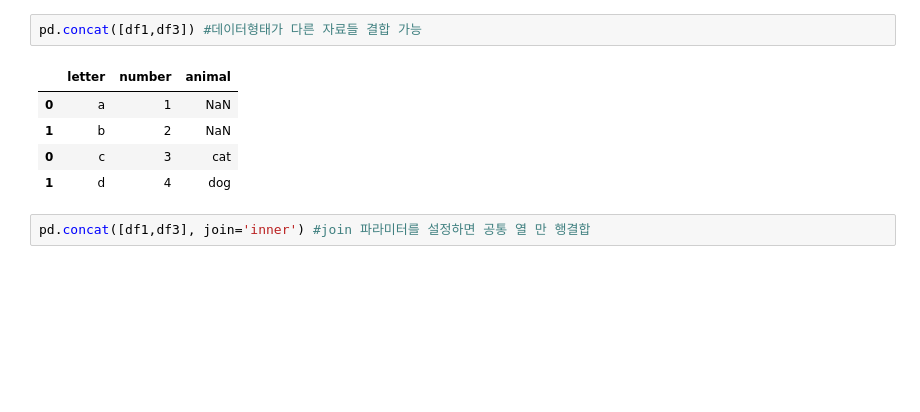
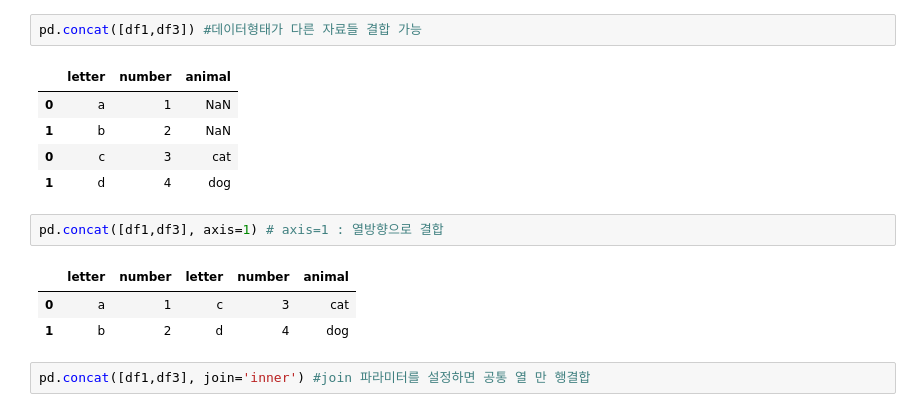
Before and after one commit to julesdata/study, a Jupyter notebook: Python/Pandas Cheat Sheet/6.Reshaping Data.ipynb, the cells around one changed output. Saved outputs shown, nothing was run; the diff lists cells and outputs as text; blank space fills up the shorter version.

```diff
--- a/Python/Pandas Cheat Sheet/6.Reshaping Data.ipynb
+++ b/Python/Pandas Cheat Sheet/6.Reshaping Data.ipynb
@@ -359,6 +367,12 @@ pd.concat([df1,df3]) #데이터형태가 다른 자료들 결합 가능
 | 1 | b | 2 | NaN |
 | 0 | c | 3 | cat |
 | 1 | d | 4 | dog |
+# %%
+pd.concat([df1,df3], axis=1) # axis=1 : 열방향으로 결합
+# %% [output]
+|  | letter | number | letter | number | animal |
+| 0 | a | 1 | c | 3 | cat |
+| 1 | b | 2 | d | 4 | dog |
 # %%
 pd.concat([df1,df3], join='inner') #join 파라미터를 설정하면 공통 열 만 행결합
 # %% [output]
```
Also changed, not shown: parts of 1 cell of this notebook.
